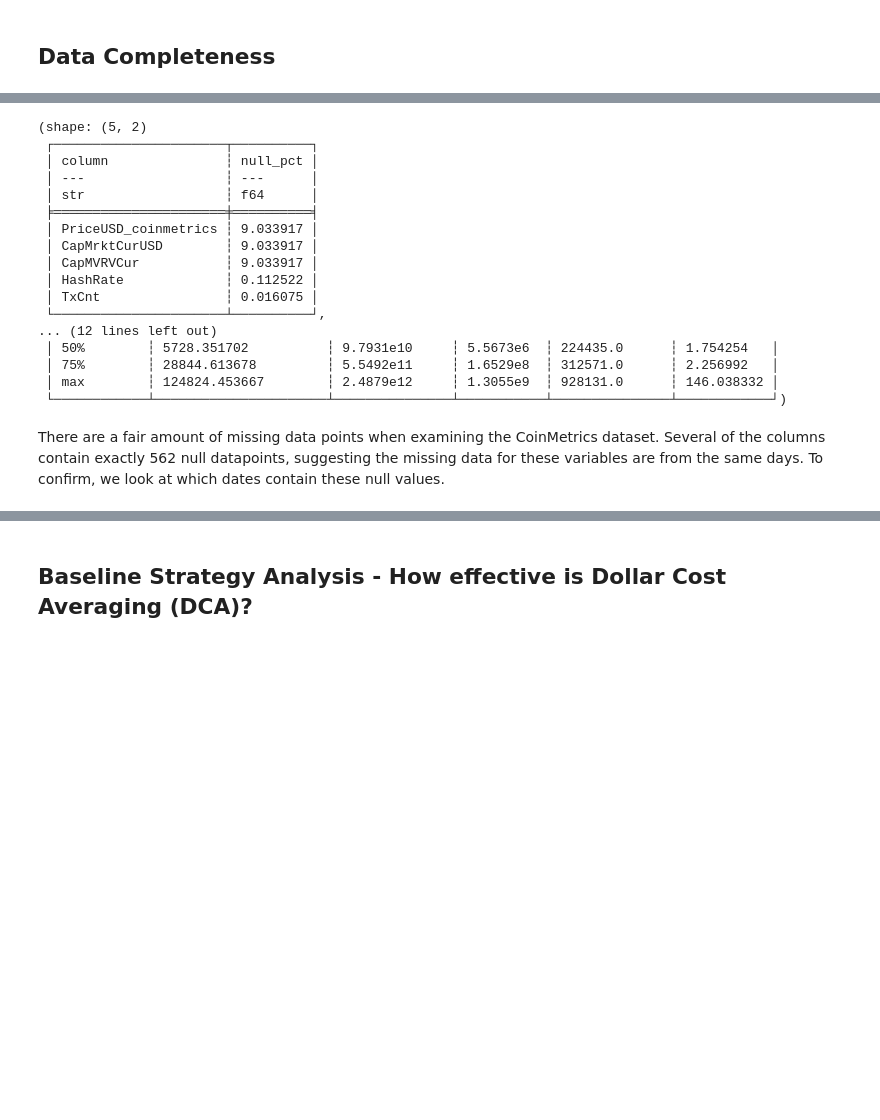
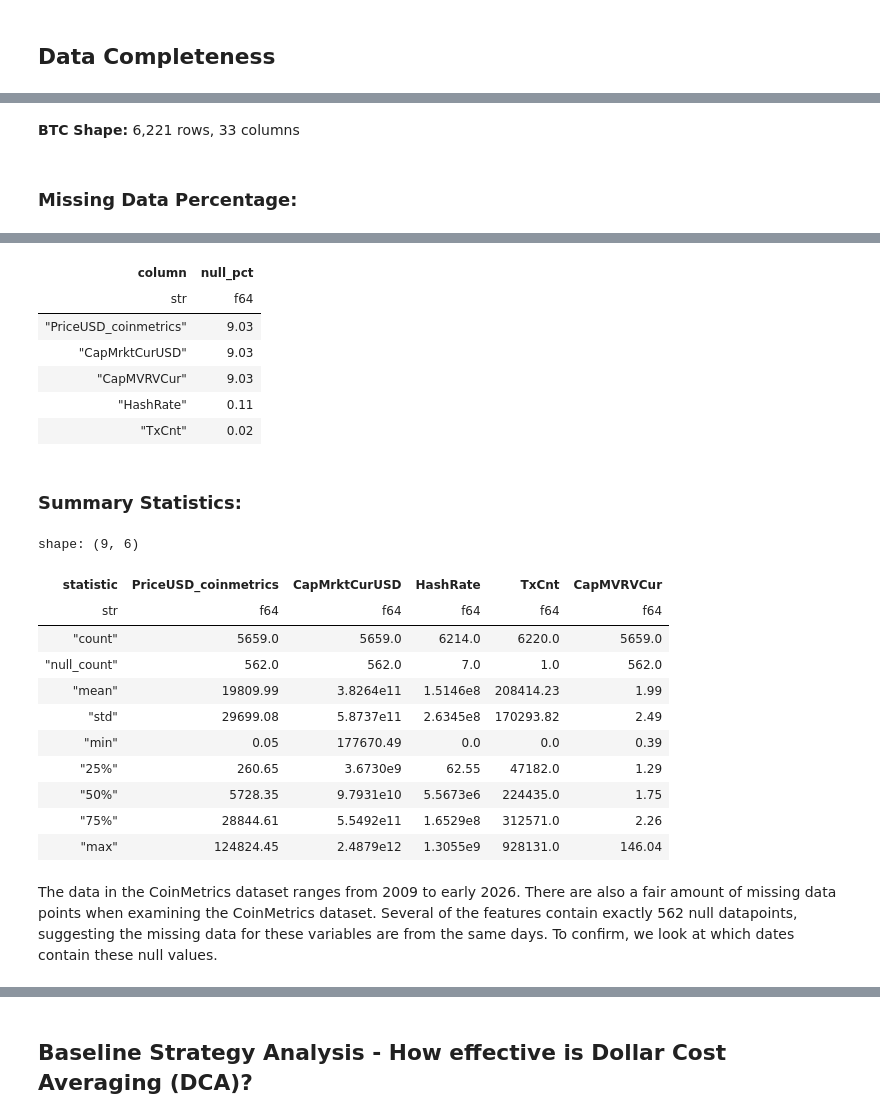
Before and after one commit to mmidlash/bitcoin-analytics-capstone-template, a Jupyter notebook: eda/EDA_Executive.ipynb, the cells around one changed output, grey strips where cells are left out. Cells and saved outputs as stored; diff of their text form; code cells hidden in the pictures; blank space fills up the shorter version.

```diff
--- a/eda/EDA_Executive.ipynb
+++ b/eda/EDA_Executive.ipynb
@@ -109,8 +110,12 @@ Loaded Polymarket parquet files:
 # %% [markdown]
 ## Data Completeness
 # %%
-print(f"BTC date range: {btc_df.select(pl.col('time').min()).item()} -> {btc_df.select(pl.col('time').max()).item()}")
-print(f"BTC shape: {btc_df.shape}")
+min_time = btc_df.select(pl.col('time').min()).item()
+max_time = btc_df.select(pl.col('time').max()).item()
+rows, cols = btc_df.shape
+
+display(Markdown(f"**BTC Date Range:** {min_time} -> {max_time}"))
+display(Markdown(f"**BTC Shape:** {rows:,} rows, {cols} columns"))
 
 key_btc_cols = [c for c in ["PriceUSD_coinmetrics", "CapMrktCurUSD", "HashRate", "TxCnt", "CapMVRVCur"] if c in btc_df.columns]
 
@@ -123,5 +128,17 @@ btc_missing = pl.DataFrame(
 
 btc_summary = btc_df.select(key_btc_cols).describe()
 
-btc_missing, btc_summary
+display(Markdown("### Missing Data Percentage:"))
+display(
+    btc_missing.with_columns([
+        pl.col("null_pct").round(2)
+    ])
+)
+
+display(Markdown("### Summary Statistics:"))
+display(
+    btc_summary.with_columns(
+        pl.col(pl.Float64).round(2)
+    )
+)
 # %% [output]
@@ -127,0 +146,2 @@ btc_missing, btc_summary
+**BTC Shape:** 6,221 rows, 33 columns
+### Missing Data Percentage:
@@ -130,22 +149,25 @@ BTC shape: (6221, 33)
+| column | null_pct |
+| str | f64 |
+| "PriceUSD_coinmetrics" | 9.03 |
+| "CapMrktCurUSD" | 9.03 |
+| "CapMVRVCur" | 9.03 |
+| "HashRate" | 0.11 |
+| "TxCnt" | 0.02 |
+### Summary Statistics:
-(shape: (5, 2)
- ┌──────────────────────┬──────────┐
- │ column               ┆ null_pct │
- │ ---                  ┆ ---      │
- │ str                  ┆ f64      │
- ╞══════════════════════╪══════════╡
- │ PriceUSD_coinmetrics ┆ 9.033917 │
- │ CapMrktCurUSD        ┆ 9.033917 │
- │ CapMVRVCur           ┆ 9.033917 │
- │ HashRate             ┆ 0.112522 │
- │ TxCnt                ┆ 0.016075 │
- └──────────────────────┴──────────┘,
-... (12 lines left out)
- │ 50%        ┆ 5728.351702          ┆ 9.7931e10     ┆ 5.5673e6  ┆ 224435.0      ┆ 1.754254   │
- │ 75%        ┆ 28844.613678         ┆ 5.5492e11     ┆ 1.6529e8  ┆ 312571.0      ┆ 2.256992   │
- │ max        ┆ 124824.453667        ┆ 2.4879e12     ┆ 1.3055e9  ┆ 928131.0      ┆ 146.038332 │
- └────────────┴──────────────────────┴───────────────┴───────────┴───────────────┴────────────┘)
+shape: (9, 6)
+| statistic | PriceUSD_coinmetrics | CapMrktCurUSD | HashRate | TxCnt | CapMVRVCur |
+| str | f64 | f64 | f64 | f64 | f64 |
+| "count" | 5659.0 | 5659.0 | 6214.0 | 6220.0 | 5659.0 |
+| "null_count" | 562.0 | 562.0 | 7.0 | 1.0 | 562.0 |
+| "mean" | 19809.99 | 3.8264e11 | 1.5146e8 | 208414.23 | 1.99 |
+| "std" | 29699.08 | 5.8737e11 | 2.6345e8 | 170293.82 | 2.49 |
+| "min" | 0.05 | 177670.49 | 0.0 | 0.0 | 0.39 |
+| "25%" | 260.65 | 3.6730e9 | 62.55 | 47182.0 | 1.29 |
+| "50%" | 5728.35 | 9.7931e10 | 5.5673e6 | 224435.0 | 1.75 |
+| "75%" | 28844.61 | 5.5492e11 | 1.6529e8 | 312571.0 | 2.26 |
+| "max" | 124824.45 | 2.4879e12 | 1.3055e9 | 928131.0 | 146.04 |
 # %% [markdown]
-There are a fair amount of missing data points when examining the CoinMetrics dataset. Several of the columns contain exactly 562 null datapoints, suggesting the missing data for these variables are from the same days. To confirm, we look at which dates contain these null values.
+The data in the CoinMetrics dataset ranges from 2009 to early 2026. There are also a fair amount of missing data points when examining the CoinMetrics dataset. Several of the features contain exactly 562 null datapoints, suggesting the missing data for these variables are from the same days. To confirm, we look at which dates contain these null values.
 # %%
 print("Missing Data Start and End Dates: ")
 with pl.Config(tbl_rows=20):
```
Also changed, not shown: parts of 14 cells of this notebook.
